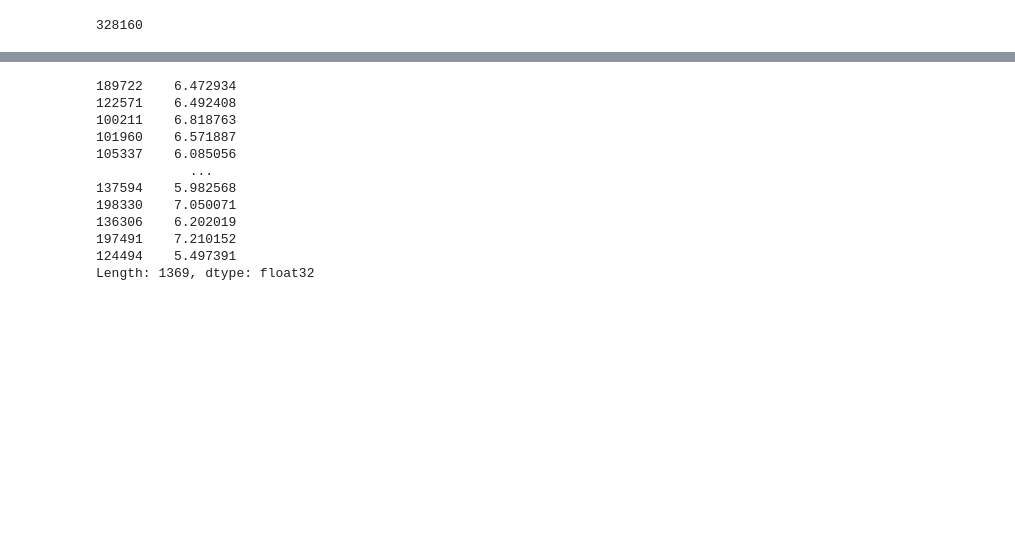
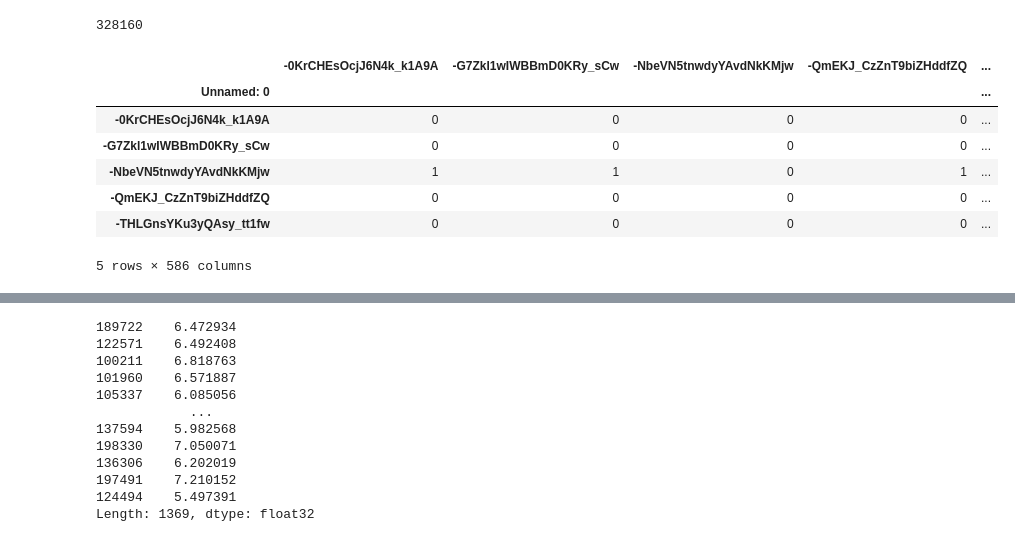
Before and after one commit to AmineSdk/RecommenderSystem, a Jupyter notebook: CF_Social_Autoencoder.ipynb, the cells around one changed output, grey strips where cells are left out. Drawn from its saved outputs; the diff is of its cells as text; code cells hidden in the pictures; blank space fills up the shorter version.

```diff
--- a/CF_Social_Autoencoder.ipynb
+++ b/CF_Social_Autoencoder.ipynb
@@ -295,2 +420,2 @@ df_arr = df_u_u.to_numpy()
 # %%
-df_mat_trust = df_arr
+df_mat_trust = df_user_user
@@ -299,2 +422,11 @@ df_mat_sample =df_mat_filled
 # %%
-df_mat_sample.head()
+df_mat_trust.head()
+# %% [output]
+|  | -0KrCHEsOcjJ6N4k_k1A9A | -G7Zkl1wIWBBmD0KRy_sCw | -NbeVN5tnwdyYAvdNkKMjw | -QmEKJ_CzZnT9biZHddfZQ | ... |
+| Unnamed: 0 |  |  |  |  | ... |
+| -0KrCHEsOcjJ6N4k_k1A9A | 0 | 0 | 0 | 0 | ... |
+| -G7Zkl1wIWBBmD0KRy_sCw | 0 | 0 | 0 | 0 | ... |
+| -NbeVN5tnwdyYAvdNkKMjw | 1 | 1 | 0 | 1 | ... |
+| -QmEKJ_CzZnT9biZHddfZQ | 0 | 0 | 0 | 0 | ... |
+| -THLGnsYKu3yQAsy_tt1fw | 0 | 0 | 0 | 0 | ... |
+5 rows × 586 columns
```
Also changed, not shown: parts of 58 cells of this notebook.
